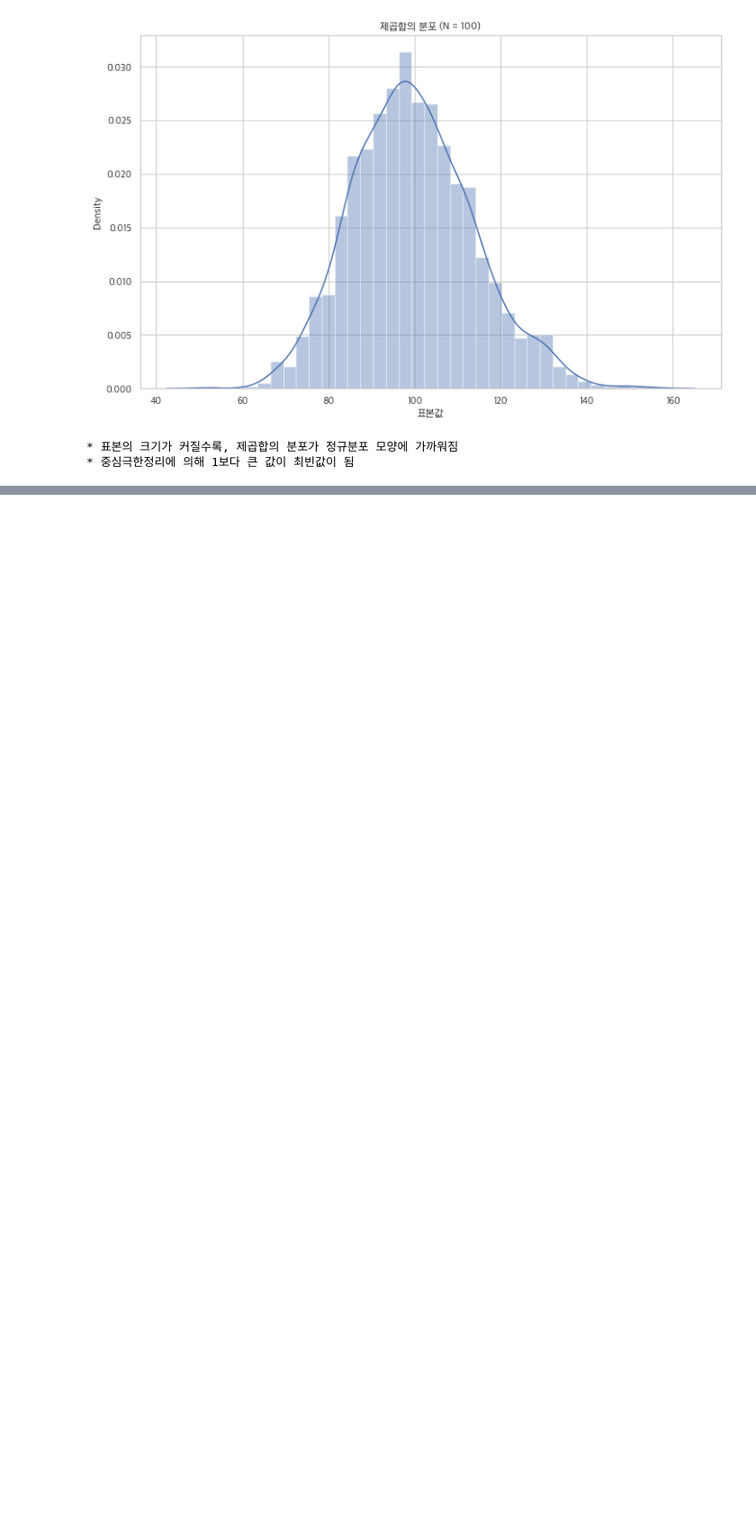
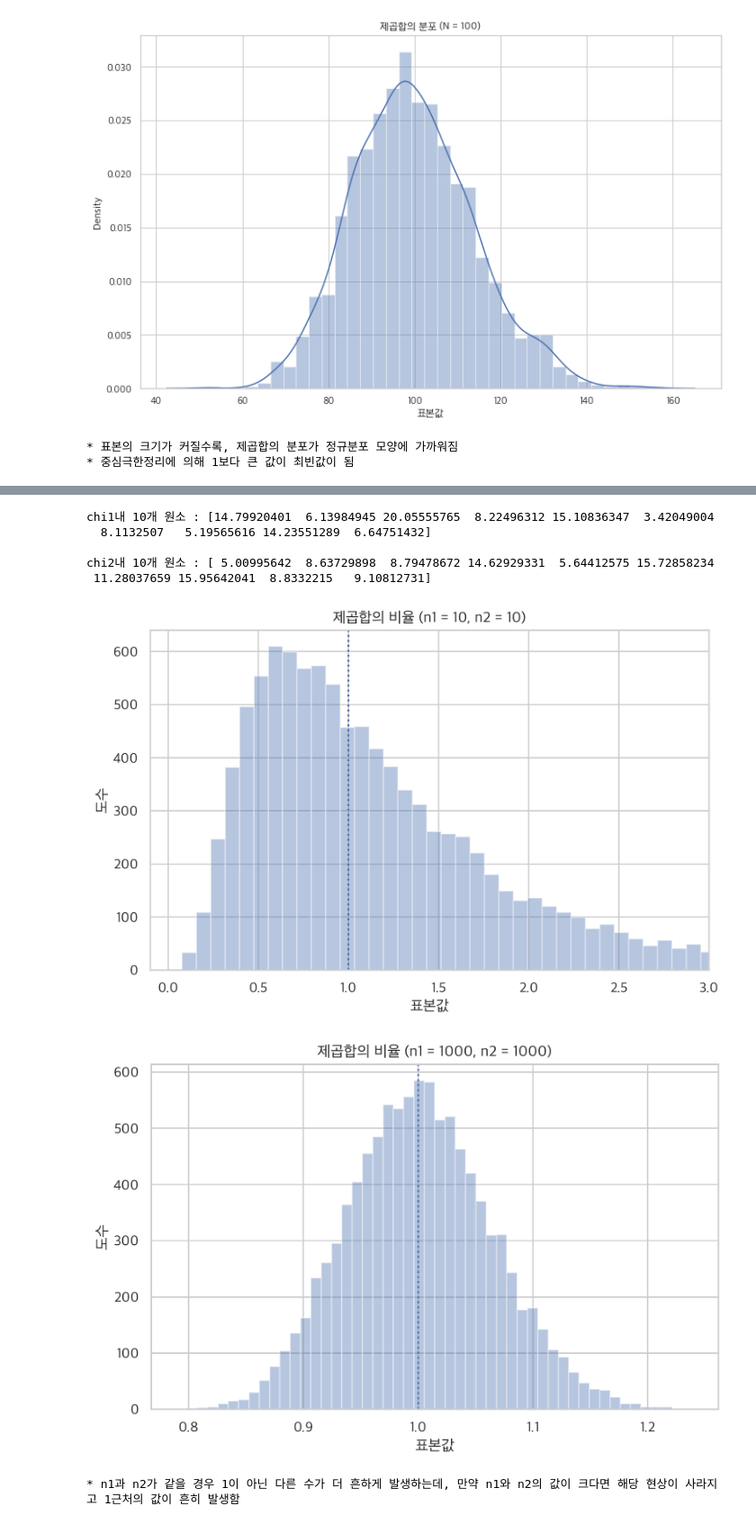
Before and after one commit to wooseok1152/python-data_science_school, a Jupyter notebook: data_science_school_example_script.ipynb, the cells around one changed output, grey strips where cells are left out. Shown at 90% size. Drawn from its saved outputs; the diff is of its cells as text; code cells hidden in the pictures; blank space fills up the shorter version.

```diff
--- a/data_science_school_example_script.ipynb
+++ b/data_science_school_example_script.ipynb
@@ -3529,0 +3547,60 @@ print("* 중심극한정리에 의해 1보다 큰 값이 최빈값이 됨")
+# %%
+# 제곱합의 비율
+
+np.random.seed(0)
+
+rv = sp.stats.norm()
+m = 10000
+
+n1 = 10
+x1 = rv.rvs((m, n1))
+chi1 = (x1 ** 2).sum(axis = 1)
+print("chi1내 10개 원소 :", chi1[:10], "\n")
+
+n2 = 10
+x2 = rv.rvs((m, n2))
+chi2 = (x2 ** 2).sum(axis = 1)
+print("chi2내 10개 원소 :", chi2[:10], "\n")
+
+chi_ratio = chi2 / chi1
+
+plt.figure()
+
+sns.distplot(chi_ratio, bins = 200, kde = False)
+plt.axvline(1, ls = ":")
+plt.xlim(-0.1, 3)
+plt.title("제곱합의 비율 (n1 = 10, n2 = 10)")
+plt.xlabel("표본값")
+plt.ylabel("도수")
+
+
+n1 = 1000
+x1 = rv.rvs((m, n1))
+chi1 = (x1 ** 2).sum(axis = 1)
+
+n2 = 1000
+x2 = rv.rvs((m, n2))
+chi2 = (x2 ** 2).sum(axis = 1)
+
+chi_ratio = chi2 / chi1
+
+plt.figure()
+
+sns.distplot(chi_ratio, kde = False)
+plt.axvline(1, ls = ":")
+# plt.xlim(-0.1, 3)
+plt.title("제곱합의 비율 (n1 = 1000, n2 = 1000)")
+plt.xlabel("표본값")
+plt.ylabel("도수")
+plt.show()
+
+print("* n1과 n2가 같을 경우 1이 아닌 다른 수가 더 흔하게 발생하는데, 만약 n1와 n2의 값이 크다면 해당 현상이 사라지고 1근처의 값이 흔히 발생함")
+# %% [output]
+chi1내 10개 원소 : [14.79920401  6.13984945 20.05555765  8.22496312 15.10836347  3.42049004
+  8.1132507   5.19565616 14.23551289  6.64751432]
+
+chi2내 10개 원소 : [ 5.00995642  8.63729898  8.79478672 14.62929331  5.64412575 15.72858234
+ 11.28037659 15.95642041  8.8332215   9.10812731]
+[figure, added]
+[figure, added]
+* n1과 n2가 같을 경우 1이 아닌 다른 수가 더 흔하게 발생하는데, 만약 n1와 n2의 값이 크다면 해당 현상이 사라지고 1근처의 값이 흔히 발생함
```
Also changed, not shown: parts of 1 cell of this notebook.
